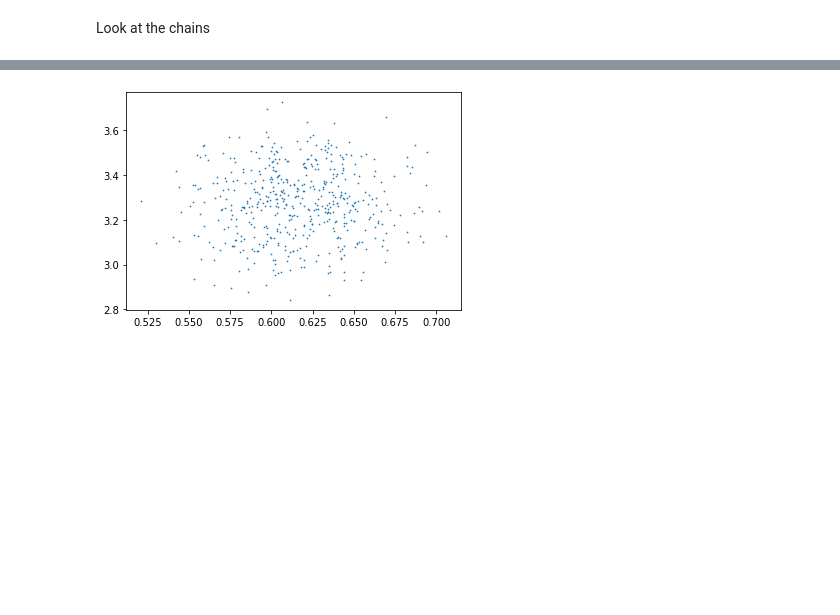
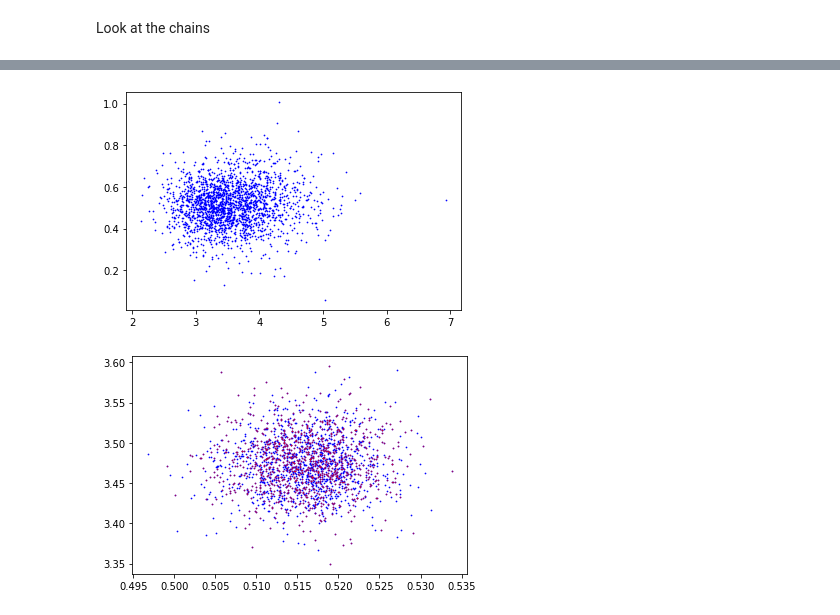
Before and after one commit to tillahoffmann/shedding, a Jupyter notebook: tensorflow-likelihood.ipynb, the cells around one changed output, grey strips where cells are left out. Saved outputs shown, nothing was run; the diff lists cells and outputs as text; code cells hidden in the pictures; blank space fills up the shorter version.

```diff
--- a/tensorflow-likelihood.ipynb
+++ b/tensorflow-likelihood.ipynb
@@ -272,5 +307,12 @@ plt.show()
+# %%
+#plt.scatter(chain[0:,:,-1].flatten(), chain[0:,:,-3].flatten(), s = 0.5, color = 'red', alpha = 0.5)
+plt.scatter(chain[-1:,:,-1].flatten(), chain[-1:,:,-3].flatten(), s = 0.5, color = 'blue')
+plt.show()
+# %% [output]
+[figure, added]
 # %%
-plt.scatter(walkers1[:,0].numpy().flatten(), walkers1[:,1].numpy().flatten(), s = 0.5)
+plt.scatter(chain[0,:,-3].flatten(), chain[0,:,-1].flatten(), s = 0.5, color = 'blue')
+plt.scatter(walkers1[:,-3].numpy().flatten(), walkers1[:,-1].numpy().flatten(), s = 0.5, color = 'red', alpha = 0.5)
 plt.show()
 # %% [output]
-[figure, old version]
+[figure, new version]
```
Also changed, not shown: parts of 16 cells of this notebook.
